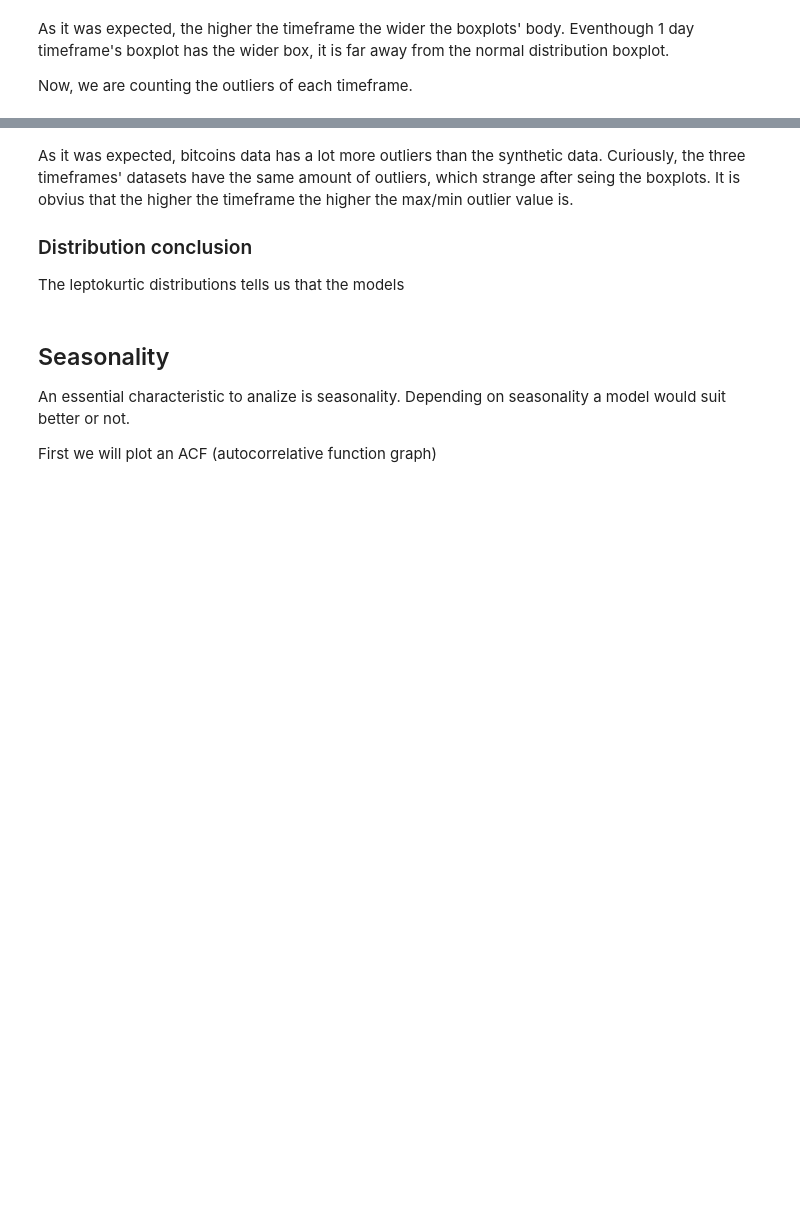
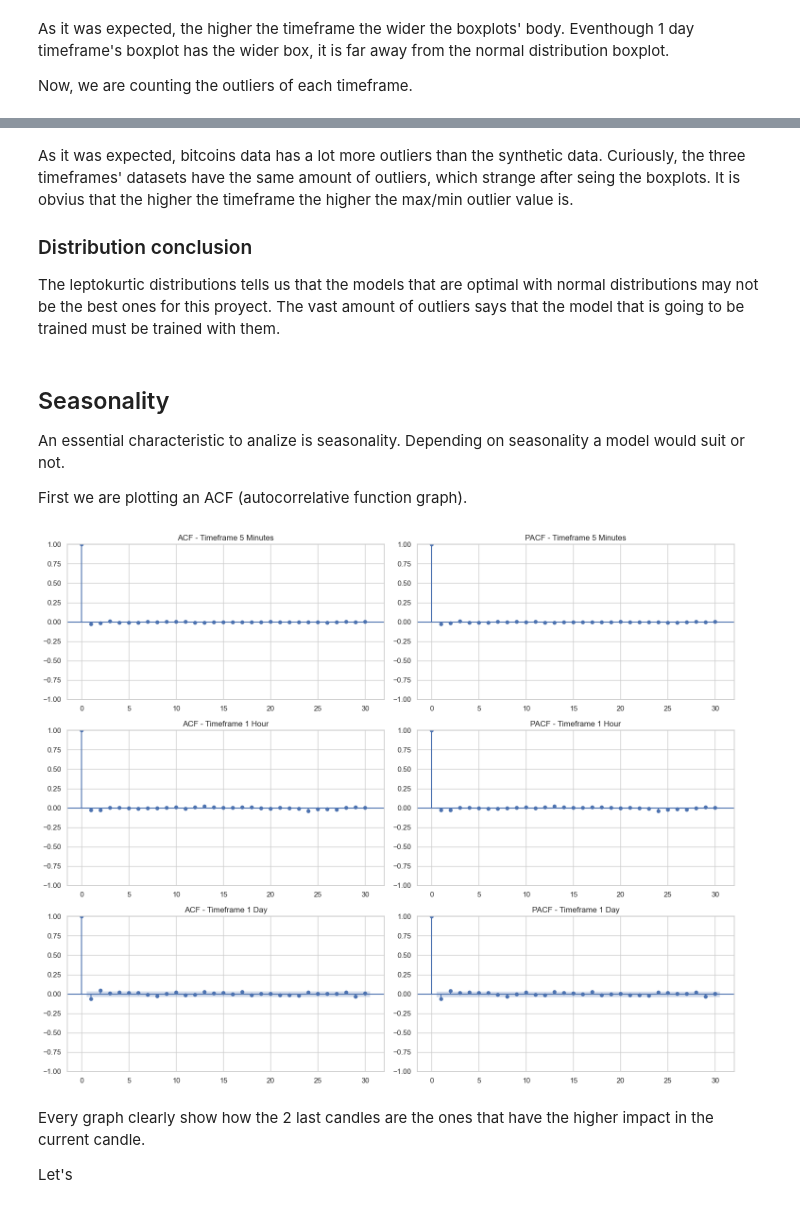
Before and after one commit to MartinCampillo-AT/Project-AT, a Jupyter notebook: notebooks/04_EDA_1.ipynb, the cells around one changed output, grey strips where cells are left out. Drawn from its saved outputs; the diff is of its cells as text; code cells hidden in the pictures; blank space fills up the shorter version.

```diff
--- a/notebooks/04_EDA_1.ipynb
+++ b/notebooks/04_EDA_1.ipynb
@@ -175,12 +175,47 @@ OUTLIERS RESULTS OF BTC/USDT 1 hour
 As it was expected, bitcoins data has a lot more outliers than the synthetic data. Curiously, the three timeframes' datasets have the same amount of outliers, which strange after seing the boxplots. It is obvius that the higher the timeframe the higher the max/min outlier value is.
 
 ### Distribution conclusion
-The leptokurtic distributions tells us that the models
+The leptokurtic distributions tells us that the models that are optimal with normal distributions may not be the best ones for this proyect.
+The vast amount of outliers says that the model that is going to be trained must be trained with them.
 # %% [markdown]
 ## Seasonality
-An essential characteristic to analize is seasonality. Depending on seasonality a model would suit better or not.
+An essential characteristic to analize is seasonality. Depending on seasonality a model would suit or not.
 
-First we will plot an ACF (autocorrelative function graph)
+First we are plotting an ACF (autocorrelative function graph).
+# %%
+import matplotlib.pyplot as plt
+from statsmodels.graphics.tsaplots import plot_acf, plot_pacf
+
+# Logarithmic returns for each timeframe
+df_1d['log_return'] = np.log(df_1d['Close'] / df_1d['Close'].shift(1))
+df_1d.dropna(inplace=True)
+df_1h['log_return'] = np.log(df_1h['Close'] / df_1h['Close'].shift(1))
+df_1h.dropna(inplace=True)
+df_5m['log_return'] = np.log(df_5m['Close'] / df_5m['Close'].shift(1))
+df_5m.dropna(inplace=True)
+
+# Preparing the datasets
+datasets = [
+    (df_5m, "Timeframe 5 Minutes"),
+    (df_1h, "Timeframe 1 Hour"),
+    (df_1d, "Timeframe 1 Day")
+]
+
+# Prepararing the plots
+fig, axes = plt.subplots(3, 2, figsize=(15, 12))
+
+# Plotting ACF and PACF graphs
+for ax, (df, name) in zip(axes, datasets):
+    plot_acf(df['log_return'], ax=ax[0], lags=30, title=f'ACF - {name}')
+    plot_pacf(df['log_return'], ax=ax[1], lags=30, title=f'PACF - {name}')
+plt.tight_layout()
+plt.show()
+# %% [output]
+[figure, added]
+# %% [markdown]
+Every graph clearly show how the 2 last candles are the ones that have the higher impact in the current candle.
+
+Let's
 # %%
 # ADF Test
 from statsmodels.tsa.stattools import adfuller
```
Also changed, not shown: parts of 5 cells of this notebook.
